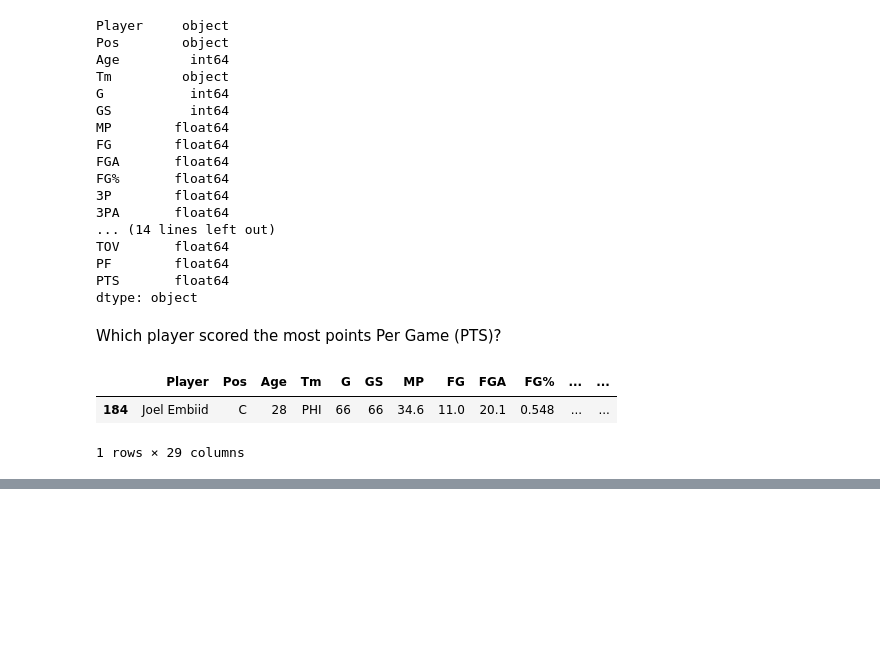
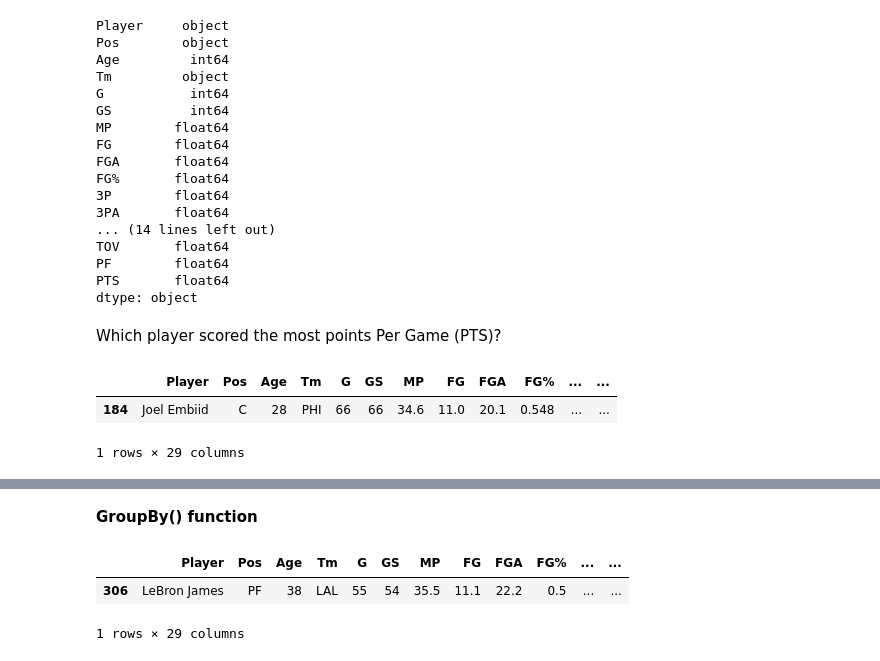
Before and after one commit to alpertoo/nba_2023, a Jupyter notebook: NBA Player Stats.ipynb, the cells around one changed output, grey strips where cells are left out. Drawn from its saved outputs; the diff is of its cells as text; code cells hidden in the pictures; blank space fills up the shorter version.

```diff
--- a/NBA Player Stats.ipynb
+++ b/NBA Player Stats.ipynb
@@ -198,0 +234,10 @@ Name: Tm, dtype: object
+# %% [markdown]
+**GroupBy() function**
+# %%
+# Which player scored the highest (PTS) in the Los Angeles Lakers?
+la_lakers = df.groupby("Tm").get_group("LAL")
+la_lakers[la_lakers.PTS == la_lakers.PTS.max()]
+# %% [output]
+|  | Player | Pos | Age | Tm | G | GS | MP | FG | FGA | FG% | ... | ... |
+| 306 | LeBron James | PF | 38 | LAL | 55 | 54 | 35.5 | 11.1 | 22.2 | 0.5 | ... | ... |
+1 rows × 29 columns
```
Also changed, not shown: parts of 5 cells of this notebook.
